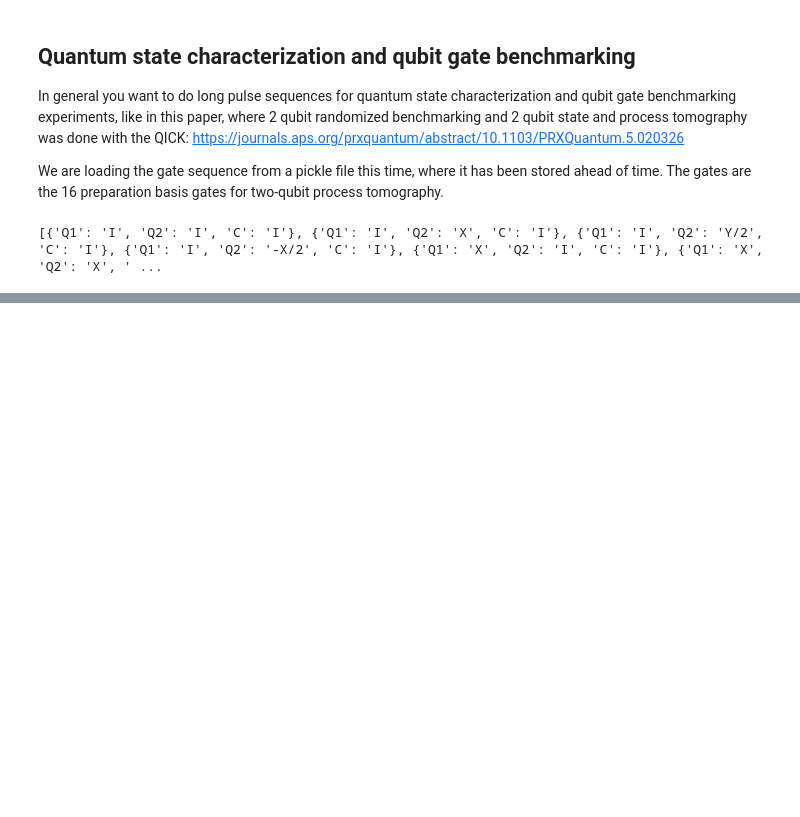
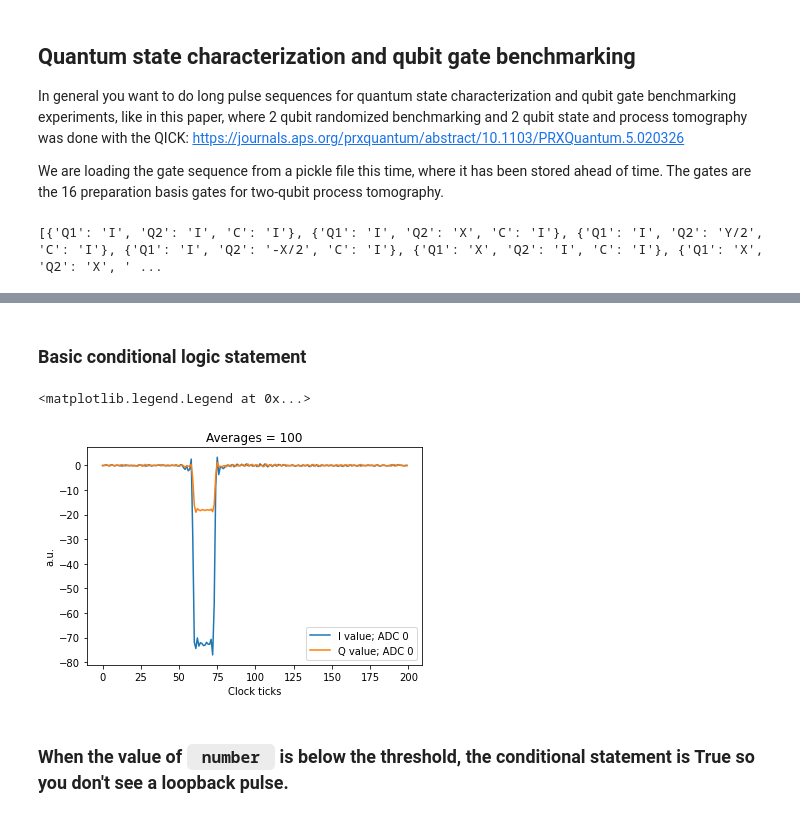
Before and after one commit to openquantumhardware/QIS_SummerSchool_2024, a Jupyter notebook: ZCU216/demos_qce/demos_expt/LabDay1_QubitControl.ipynb, the cells around one changed output, grey strips where cells are left out. Cells and saved outputs as stored; diff of their text form; code cells hidden in the pictures; blank space fills up the shorter version.

```diff
--- a/ZCU216/demos_qce/demos_expt/LabDay1_QubitControl.ipynb
+++ b/ZCU216/demos_qce/demos_expt/LabDay1_QubitControl.ipynb
@@ -604,0 +611,2 @@ plot_2q(iq_lists)
+# %% [markdown]
+### Basic conditional logic statement
@@ -604,0 +649,33 @@ plot_2q(iq_lists)
+# %%
+config={"res_ch":0, # --Fixed
+        "ro_ch":0, # --Fixed
+        "reps":1, # --Fixed
+        "relax_delay":1.0, # --Fixed
+        "res_phase":0, # --Fixed
+        "length":20, # [Clock ticks]
+        "readout_length":200, # [Clock ticks]
+        "pulse_gain":1000, # [DAC units]
+        "pulse_freq": 100, # [MHz]
+        "adc_trig_offset": 100, # [Clock ticks]
+        "soft_avgs":100,
+        ### New variables
+        "number": 100,
+        "threshold": 50
+       }
+
+prog =LoopbackProgram(soccfg, config)
+(iq0,) = prog.acquire_decimated(soc, load_pulses=True, progress=True, debug=False)
+# %%
+# Plot results.
+plt.figure(1)
+plt.plot(iq0[0], label="I value; ADC 0")
+plt.plot(iq0[1], label="Q value; ADC 0")
+plt.ylabel("a.u.")
+plt.xlabel("Clock ticks")
+plt.title("Averages = " + str(config["soft_avgs"]))
+plt.legend()
+# %% [output]
+<matplotlib.legend.Legend at 0x...>
+[figure, added]
+# %% [markdown]
+### When the value of <code> number </code> is below the threshold, the conditional statement is True so you don't see a loopback pulse.
```
Also changed, not shown: parts of 18 cells of this notebook, 2 other files.
